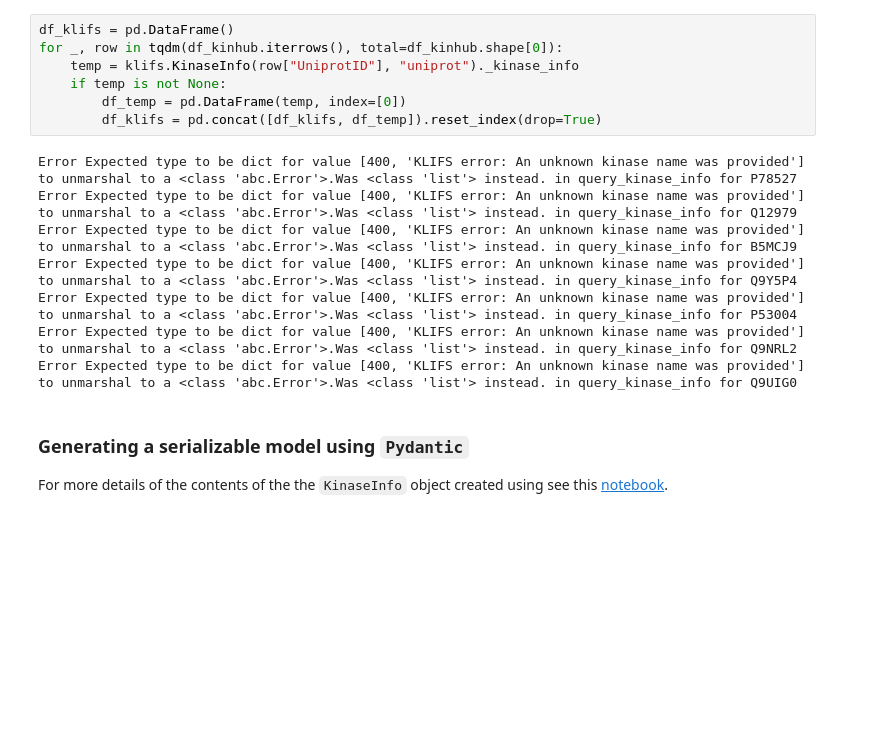
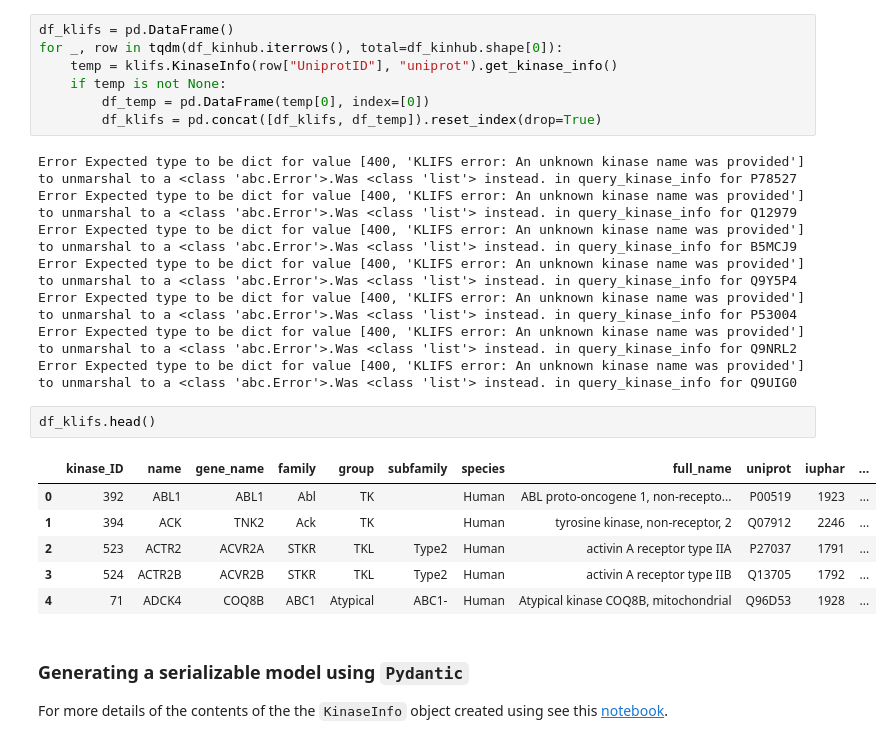
Before and after one commit to choderalab/missense-kinase-toolkit, a Jupyter notebook: notebooks/databases.ipynb, the cells around one changed output. Cells and saved outputs as stored; diff of their text form; blank space fills up the shorter version.

```diff
--- a/notebooks/databases.ipynb
+++ b/notebooks/databases.ipynb
@@ -187,9 +187,9 @@ No PFAM domains found: B5MCJ9
 # %%
 df_klifs = pd.DataFrame()
 for _, row in tqdm(df_kinhub.iterrows(), total=df_kinhub.shape[0]):
-    temp = klifs.KinaseInfo(row["UniprotID"], "uniprot")._kinase_info
+    temp = klifs.KinaseInfo(row["UniprotID"], "uniprot").get_kinase_info()
     if temp is not None:
-        df_temp = pd.DataFrame(temp, index=[0])
+        df_temp = pd.DataFrame(temp[0], index=[0])
         df_klifs = pd.concat([df_klifs, df_temp]).reset_index(drop=True)
 # %% [output]
 Error Expected type to be dict for value [400, 'KLIFS error: An unknown kinase name was provided'] to unmarshal to a <class 'abc.Error'>.Was <class 'list'> instead. in query_kinase_info for P78527
@@ -199,6 +199,15 @@ Error Expected type to be dict for value [400, 'KLIFS error: An unknown kinase n
 Error Expected type to be dict for value [400, 'KLIFS error: An unknown kinase name was provided'] to unmarshal to a <class 'abc.Error'>.Was <class 'list'> instead. in query_kinase_info for P53004
 Error Expected type to be dict for value [400, 'KLIFS error: An unknown kinase name was provided'] to unmarshal to a <class 'abc.Error'>.Was <class 'list'> instead. in query_kinase_info for Q9NRL2
 Error Expected type to be dict for value [400, 'KLIFS error: An unknown kinase name was provided'] to unmarshal to a <class 'abc.Error'>.Was <class 'list'> instead. in query_kinase_info for Q9UIG0
+# %%
+df_klifs.head()
+# %% [output]
+|  | kinase_ID | name | gene_name | family | group | subfamily | species | full_name | uniprot | iuphar | ... |
+| 0 | 392 | ABL1 | ABL1 | Abl | TK |  | Human | ABL proto-oncogene 1, non-recepto... | P00519 | 1923 | ... |
+| 1 | 394 | ACK | TNK2 | Ack | TK |  | Human | tyrosine kinase, non-receptor, 2 | Q07912 | 2246 | ... |
+| 2 | 523 | ACTR2 | ACVR2A | STKR | TKL | Type2 | Human | activin A receptor type IIA | P27037 | 1791 | ... |
+| 3 | 524 | ACTR2B | ACVR2B | STKR | TKL | Type2 | Human | activin A receptor type IIB | Q13705 | 1792 | ... |
+| 4 | 71 | ADCK4 | COQ8B | ABC1 | Atypical | ABC1- | Human | Atypical kinase COQ8B, mitochondrial | Q96D53 | 1928 | ... |
 # %% [markdown]
 ### Generating a serializable model using `Pydantic`
 
```
Also changed, not shown: parts of 3 cells of this notebook, 2 other files.
